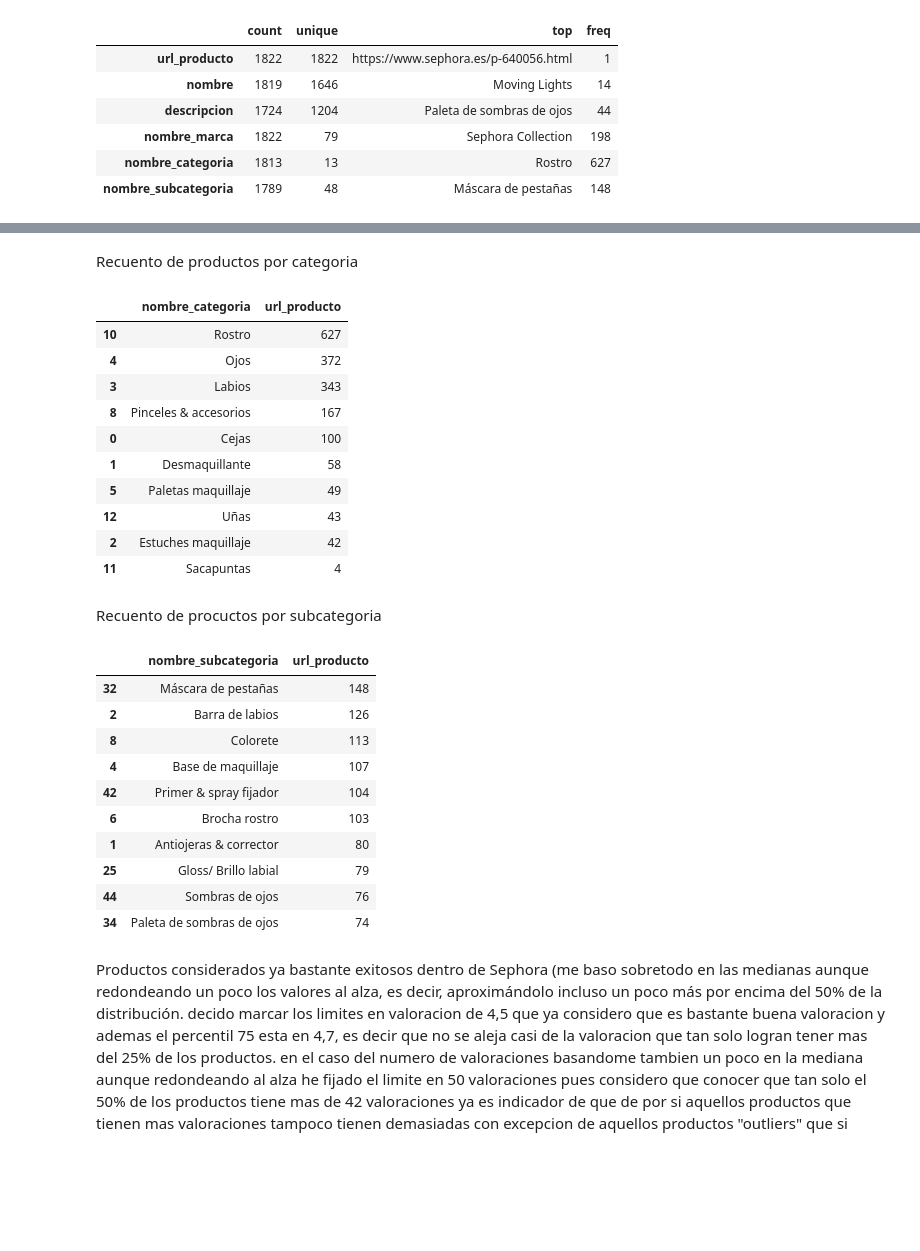
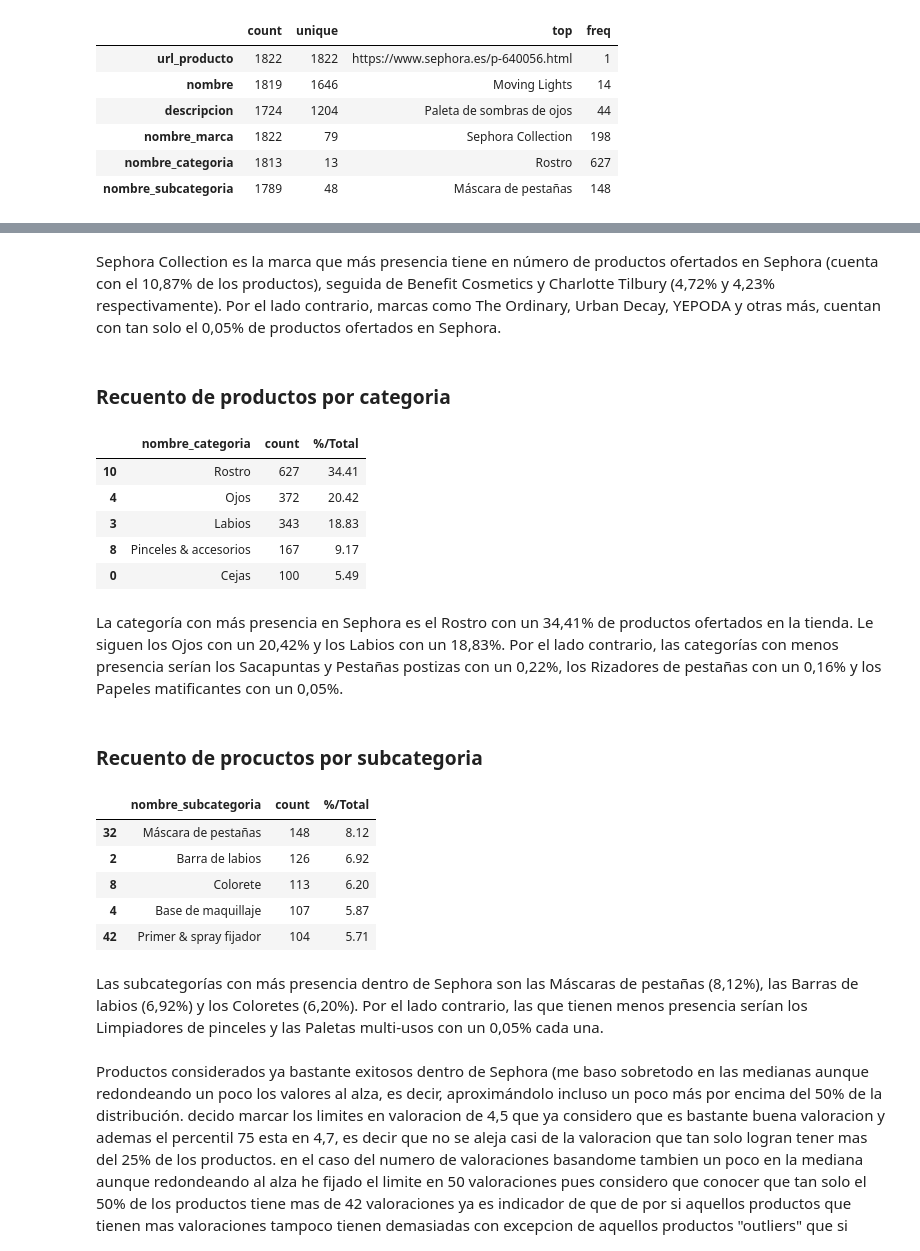
Before and after one commit to raquelscv/proyecto_final_sephora, a Jupyter notebook: eda_general.ipynb, the cells around one changed output, grey strips where cells are left out. Cells and saved outputs as stored; diff of their text form; code cells hidden in the pictures; blank space fills up the shorter version.

Commit message:
Primera parte análisis general Sephora

```diff
--- a/eda_general.ipynb
+++ b/eda_general.ipynb
@@ -91,0 +92,3 @@ Me quito los duplicados (comento el problema). y explico que lo hago por el camp
+# %%
+numero_total_productos = df.shape[0]
+print(f"Numero total de productos: {numero_total_productos}")
@@ -128,37 +297,37 @@ df_result.head(10)
+# %% [markdown]
+Sephora Collection es la marca que más presencia tiene en número de productos ofertados en Sephora (cuenta con el 10,87% de los productos), seguida de Benefit Cosmetics y Charlotte Tilbury (4,72% y 4,23% respectivamente). Por el lado contrario, marcas como The Ordinary, Urban Decay, YEPODA y otras más, cuentan con tan solo el 0,05% de productos ofertados en Sephora.
 # %% [markdown]
-Recuento de productos por categoria
+### Recuento de productos por categoria
 # %%
-df_result = df.groupby("nombre_categoria")["url_producto"].count().reset_index().sort_values("url_producto", ascending=False)
-df_result.head(10)
+df_cat_count = df.groupby('nombre_categoria').size().reset_index(name='count')
+df_cat_count['%/Total'] = ((df_cat_count['count'] / numero_total_productos) * 100).round(2)
+df_cat_count = df_cat_count.sort_values(by='%/Total', ascending=False)
+df_cat_count.head(5)
 # %% [output]
-|  | nombre_categoria | url_producto |
-| 10 | Rostro | 627 |
-| 4 | Ojos | 372 |
-| 3 | Labios | 343 |
-| 8 | Pinceles & accesorios | 167 |
-| 0 | Cejas | 100 |
-| 1 | Desmaquillante | 58 |
-| 5 | Paletas maquillaje | 49 |
-| 12 | Uñas | 43 |
-| 2 | Estuches maquillaje | 42 |
-| 11 | Sacapuntas | 4 |
+|  | nombre_categoria | count | %/Total |
+| 10 | Rostro | 627 | 34.41 |
+| 4 | Ojos | 372 | 20.42 |
+| 3 | Labios | 343 | 18.83 |
+| 8 | Pinceles & accesorios | 167 | 9.17 |
+| 0 | Cejas | 100 | 5.49 |
+# %% [markdown]
+La categoría con más presencia en Sephora es el Rostro con un 34,41% de productos ofertados en la tienda. Le siguen los Ojos con un 20,42% y los Labios con un 18,83%. Por el lado contrario, las categorías con menos presencia serían los Sacapuntas y Pestañas postizas con un 0,22%, los Rizadores de pestañas con un 0,16% y los Papeles matificantes con un 0,05%.
 # %% [markdown]
-Recuento de procuctos por subcategoria
+### Recuento de procuctos por subcategoria
 # %%
-df_result = df.groupby("nombre_subcategoria")["url_producto"].count().reset_index().sort_values("url_producto", ascending=False)
-df_result.head(10)
+df_subcat_count = df.groupby('nombre_subcategoria').size().reset_index(name='count')
+df_subcat_count['%/Total'] = ((df_subcat_count['count'] / numero_total_productos) * 100).round(2)
+df_subcat_count = df_subcat_count.sort_values(by='%/Total', ascending=False)
+df_subcat_count.head(5)
 # %% [output]
-|  | nombre_subcategoria | url_producto |
-| 32 | Máscara de pestañas | 148 |
-| 2 | Barra de labios | 126 |
-| 8 | Colorete | 113 |
-| 4 | Base de maquillaje | 107 |
-| 42 | Primer & spray fijador | 104 |
-| 6 | Brocha rostro | 103 |
-| 1 | Antiojeras & corrector | 80 |
-| 25 | Gloss/ Brillo labial | 79 |
-| 44 | Sombras de ojos | 76 |
-| 34 | Paleta de sombras de ojos | 74 |
+|  | nombre_subcategoria | count | %/Total |
+| 32 | Máscara de pestañas | 148 | 8.12 |
+| 2 | Barra de labios | 126 | 6.92 |
+| 8 | Colorete | 113 | 6.20 |
+| 4 | Base de maquillaje | 107 | 5.87 |
+| 42 | Primer & spray fijador | 104 | 5.71 |
+# %% [markdown]
+Las subcategorías con más presencia dentro de Sephora son las Máscaras de pestañas (8,12%), las Barras de labios (6,92%) y los Coloretes (6,20%). Por el lado contrario, las que tienen menos presencia serían los Limpiadores de pinceles y las Paletas multi-usos con un 0,05% cada una.
 # %% [markdown]
 Productos considerados ya bastante exitosos dentro de Sephora (me baso sobretodo en las medianas aunque redondeando un poco los valores al alza, es decir, aproximándolo incluso un poco más por encima del 50% de la distribución. decido marcar los limites en valoracion de 4,5 que ya considero que es bastante buena valoracion y ademas el percentil 75 esta en 4,7, es decir que no se aleja casi de la valoracion que tan solo logran tener mas del 25% de los productos. en el caso del numero de valoraciones basandome tambien un poco en la mediana aunque redondeando al alza he fijado el limite en 50 valoraciones pues considero que conocer que tan solo el 50% de los productos tiene mas de 42 valoraciones ya es indicador de que de por si aquellos productos que tienen mas valoraciones tampoco tienen demasiadas con excepcion de aquellos productos "outliers" que si cuentan con muchas valoraciones. y he escogido la mediana tan bien mas bien que el percentil 75 porque al final aqui estoy combinando ambos aspectos, el numero de valoraciones y la valoracion por lo que considero que ya de por si es bastante buen indicador que combine lo que por separado tan solo consiguen menos del 50% de los productos)
 # %%
```
Also changed, not shown: parts of 43 cells of this notebook.
